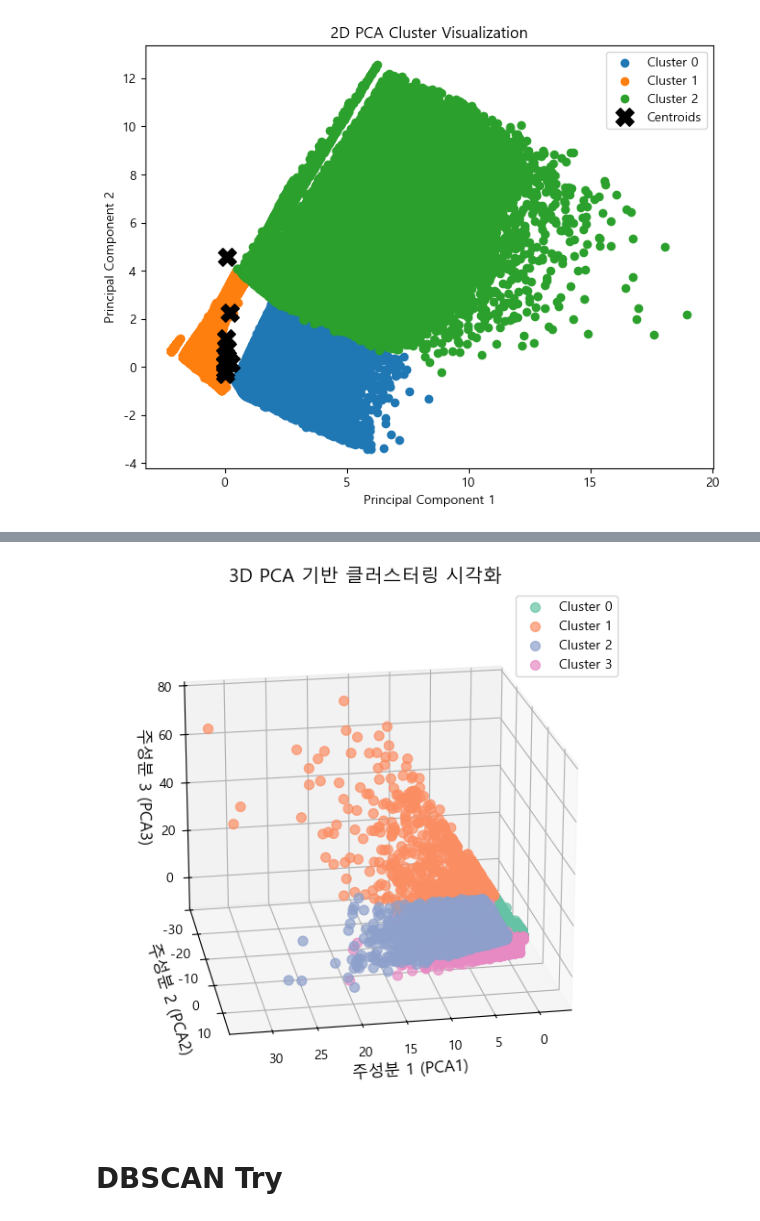
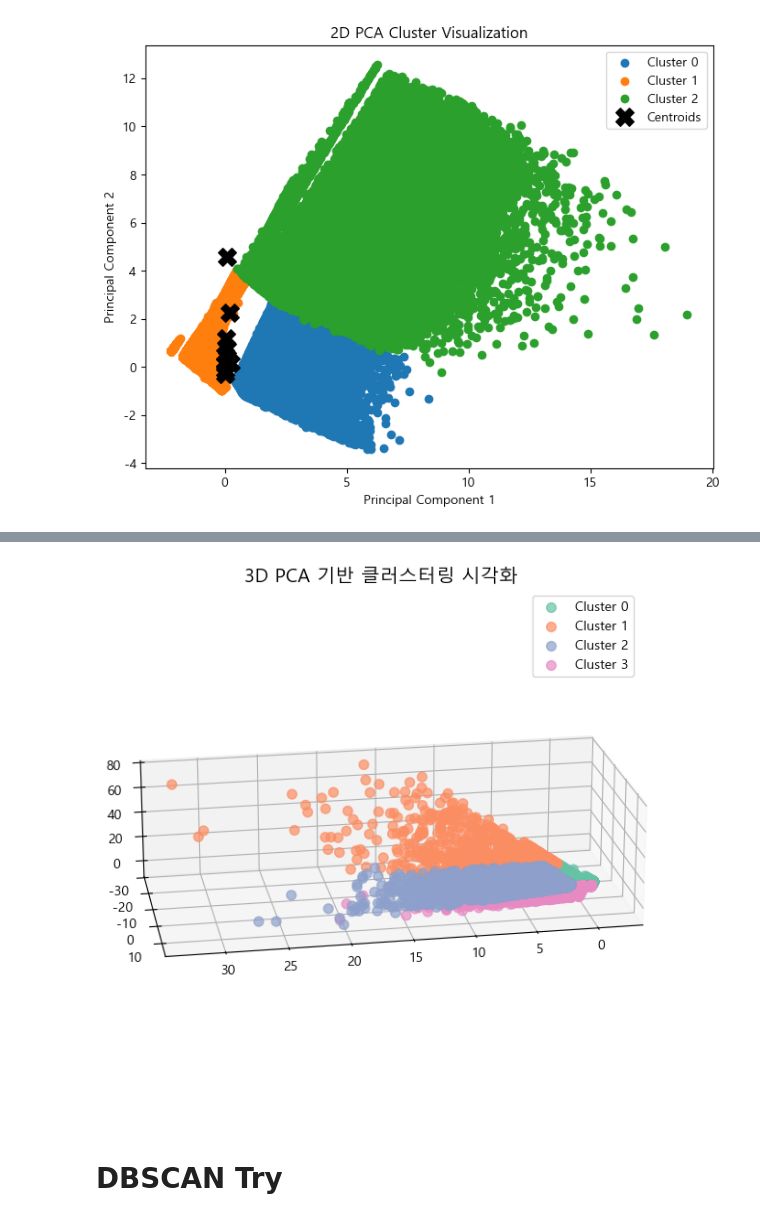
Before and after one commit to shs1018/iM_DiGital_Banker_academy, a Jupyter notebook: projects/iMBank_pj5/data_clustering.ipynb, the cells around one changed output, grey strips where cells are left out. Drawn from its saved outputs; the diff is of its cells as text; code cells hidden in the pictures.

```diff
--- a/projects/iMBank_pj5/data_clustering.ipynb
+++ b/projects/iMBank_pj5/data_clustering.ipynb
@@ -339,30 +339,32 @@ reduced_3d = pca.fit_transform(pca_data_scaled)
 # %%
 # Seaborn의 Set2 색상 가져오기
 palette = sns.color_palette("Set2", n_clusters)
 cluster_colors = [palette[i] for i in clusters]
 
 # 3D 시각화
-fig = plt.figure(figsize=(10, 7))
+fig = plt.figure(figsize=(20, 7))
 ax = fig.add_subplot(111, projection='3d')
 
 # 클러스터 별 산점도
 for i in range(n_clusters):
     ax.scatter(reduced_3d[clusters == i, 0], reduced_3d[clusters == i, 1], reduced_3d[clusters == i, 2],
                label=f'Cluster {i}', alpha=0.7, s=50, color=palette[i])
 
 # 그래프 설정
+ax.set_box_aspect((15, 7, 4))  # (x축 비율, y축 비율, z축 비율), 3D시각화 조절의 핵심 코드
+
 ax.set_title("3D PCA 기반 클러스터링 시각화", fontsize=14)
-ax.set_xlabel("주성분 1 (PCA1)", fontsize=12)
-ax.set_ylabel("주성분 2 (PCA2)", fontsize=12)
-ax.set_zlabel("주성분 3 (PCA3)", fontsize=12)
+ax.set_xlabel("")
+ax.set_ylabel("")
+ax.set_zlabel("")
 ax.legend(loc='best', fontsize=10)
 
 # 3D 회전 각도 설정 (조절 가능)
 ax.view_init(elev=20, azim=80)
 
 plt.show()
 # %% [output]
-[figure, old version]
+[figure, new version]
 # %% [markdown]
 # DBSCAN Try
 # %%
```
Also changed, not shown: parts of 2 cells of this notebook, 9 other files.
